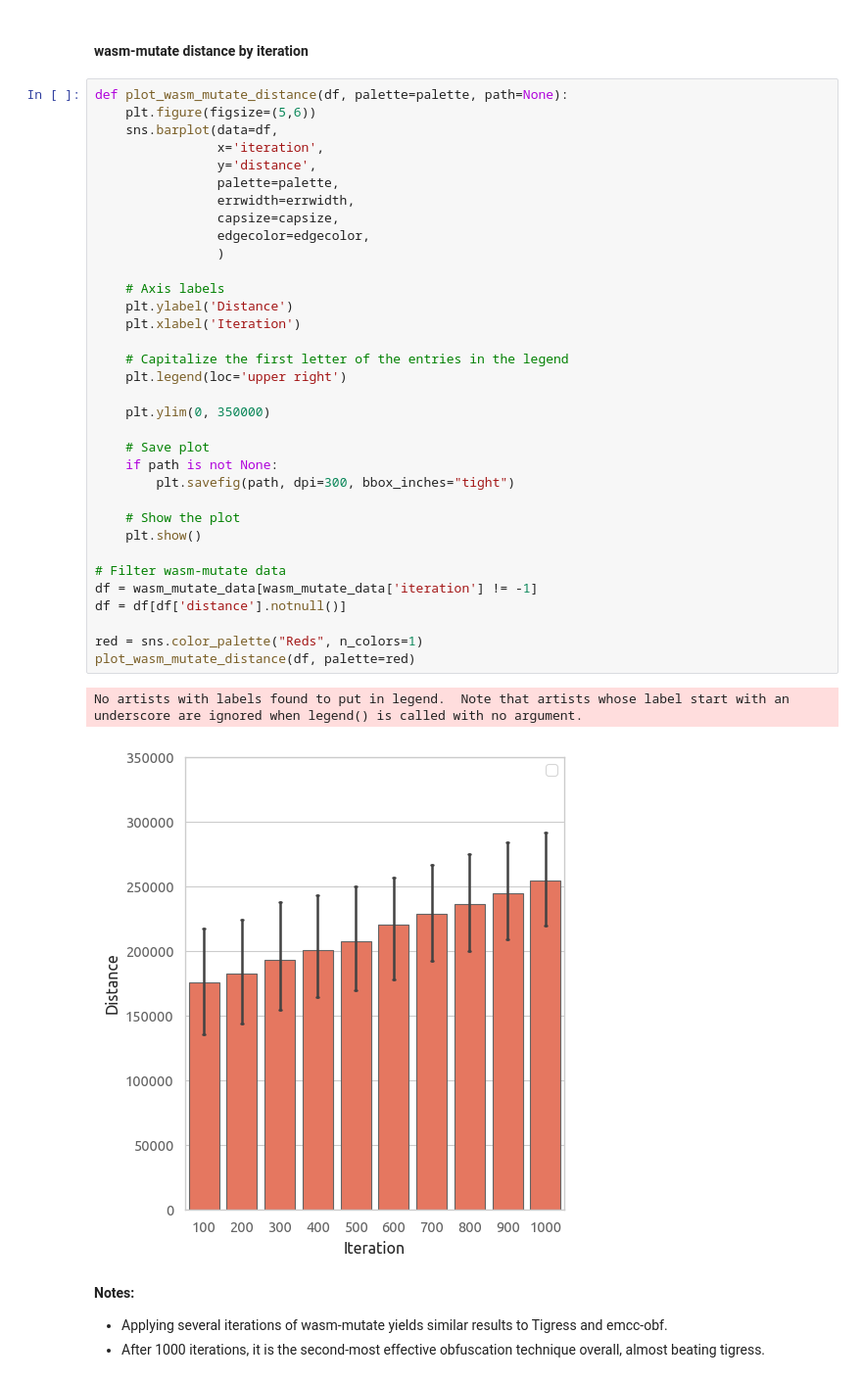
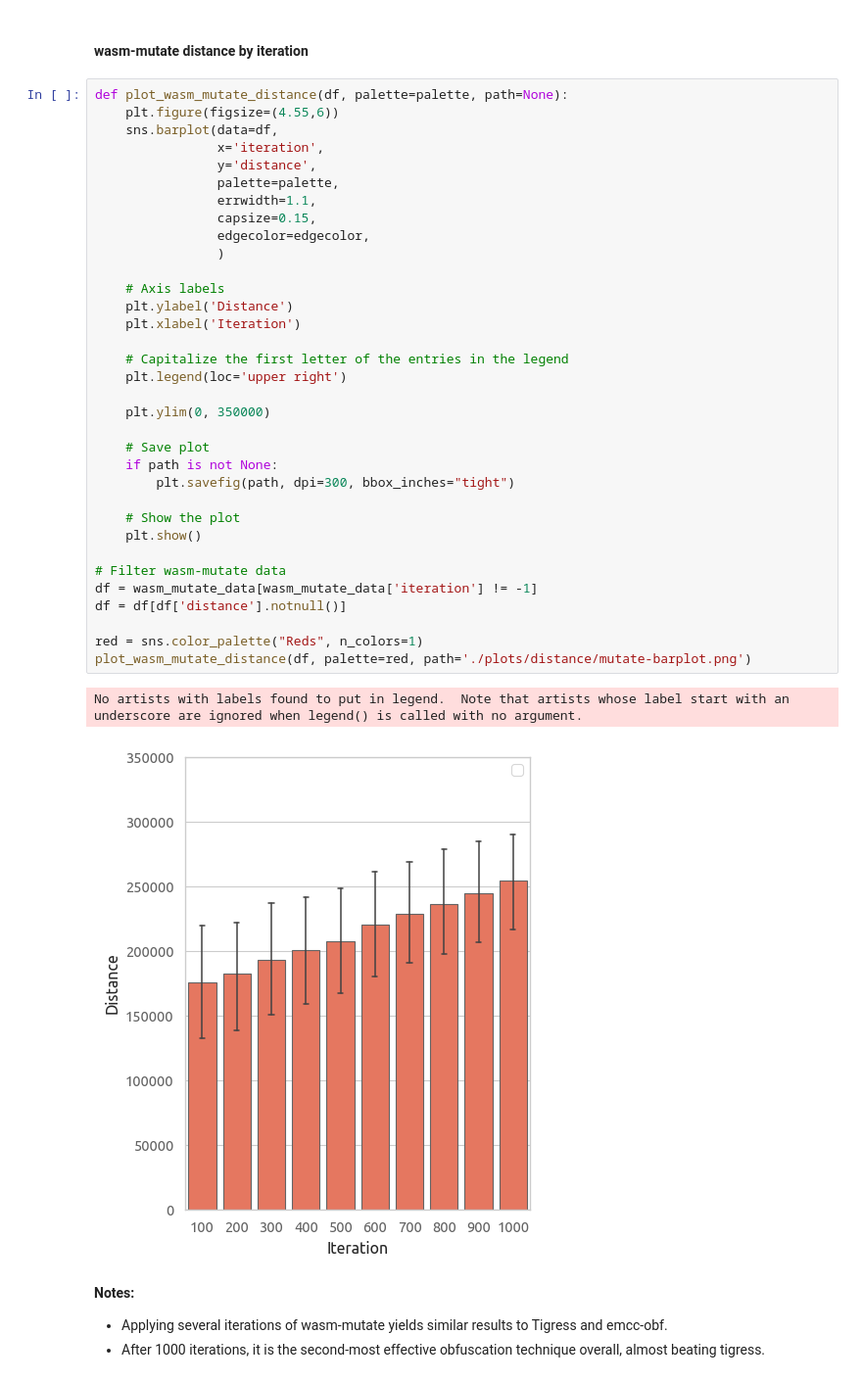
Before and after one commit to HakonHarnes/wasm-obf, a Jupyter notebook: analysis/distance.ipynb, the cells around one changed output. Shown at 98% size. Cells and saved outputs as stored; diff of their text form.

```diff
--- a/analysis/distance.ipynb
+++ b/analysis/distance.ipynb
@@ -202,41 +228,41 @@ See the caveats in the documentation: https://pandas.pydata.org/pandas-docs/stab
 #### wasm-mutate distance by iteration
 # %%
 def plot_wasm_mutate_distance(df, palette=palette, path=None):
-    plt.figure(figsize=(5,6))
+    plt.figure(figsize=(4.55,6))
     sns.barplot(data=df,
                 x='iteration',
                 y='distance',
                 palette=palette,
-                errwidth=errwidth,
-                capsize=capsize,
+                errwidth=1.1,
+                capsize=0.15,
                 edgecolor=edgecolor,
                 )
 
     # Axis labels
     plt.ylabel('Distance')
     plt.xlabel('Iteration')
 
     # Capitalize the first letter of the entries in the legend
     plt.legend(loc='upper right')
 
     plt.ylim(0, 350000)
 
     # Save plot
     if path is not None:
         plt.savefig(path, dpi=300, bbox_inches="tight")
 
     # Show the plot
     plt.show()
 
 # Filter wasm-mutate data
 df = wasm_mutate_data[wasm_mutate_data['iteration'] != -1]
 df = df[df['distance'].notnull()]
 
 red = sns.color_palette("Reds", n_colors=1)
-plot_wasm_mutate_distance(df, palette=red)
+plot_wasm_mutate_distance(df, palette=red, path='./plots/distance/mutate-barplot.png')
 # %% [output]
 No artists with labels found to put in legend.  Note that artists whose label start with an underscore are ignored when legend() is called with no argument.
-[figure, old version]
+[figure, new version]
 # %% [markdown]
 **Notes:**
 
```
Also changed, not shown: parts of 7 cells of this notebook, 2 other files.
